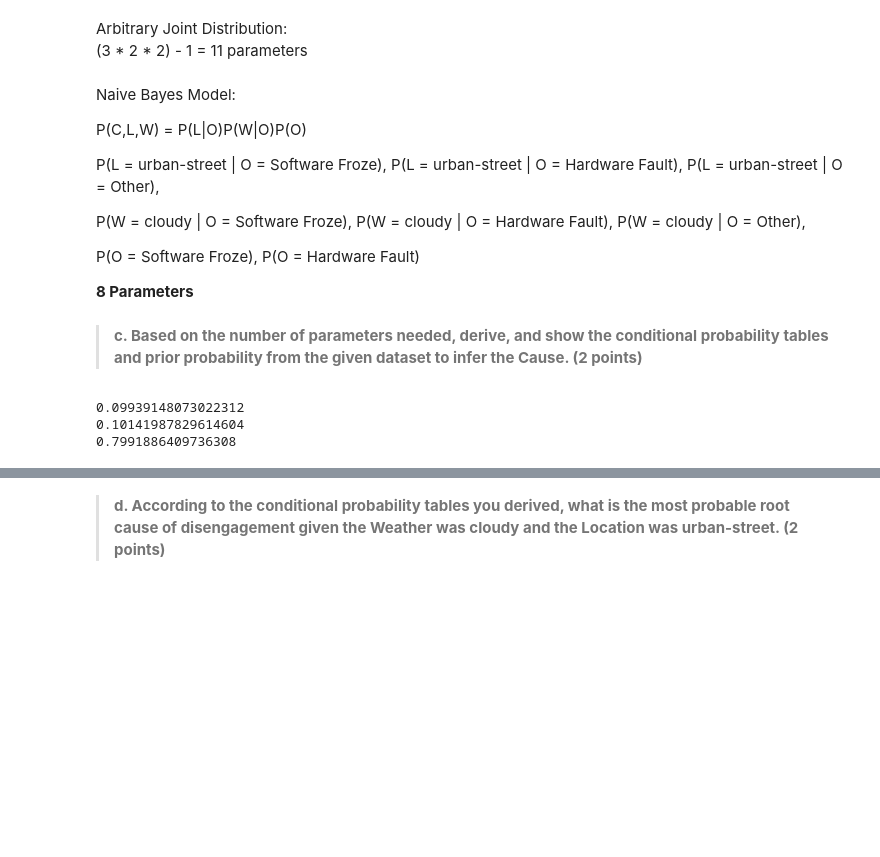
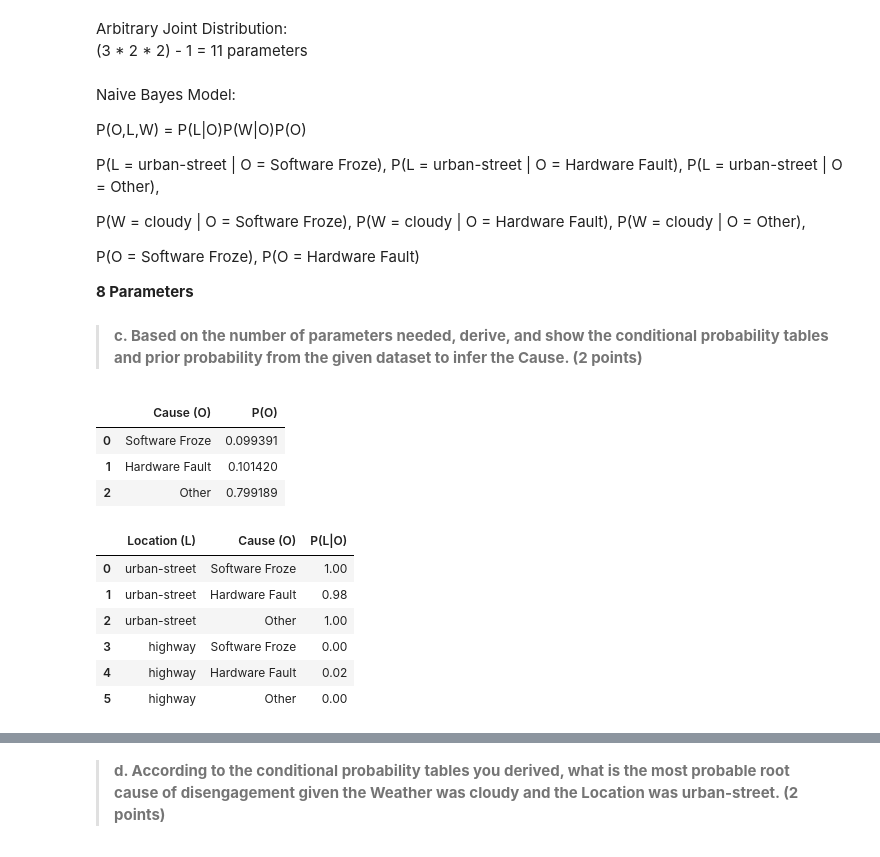
Before and after one commit to mrojaspell/MP1, a Jupyter notebook: MP1_part2.ipynb, the cells around one changed output, grey strips where cells are left out. Drawn from its saved outputs; the diff is of its cells as text; code cells hidden in the pictures; blank space fills up the shorter version.

```diff
--- a/MP1_part2.ipynb
+++ b/MP1_part2.ipynb
@@ -375,7 +374,7 @@ Arbitrary Joint Distribution:
 # %% [markdown]
 Naive Bayes Model:
 
-P(C,L,W) = P(L|O)P(W|O)P(O)
+P(O,L,W) = P(L|O)P(W|O)P(O)
 
 P(L = urban-street | O = Software Froze), P(L = urban-street | O = Hardware Fault), P(L = urban-street | O = Other),
 
@@ -394,12 +393,10 @@ the Cause. (2 points)**
 # P(O = Software Froze)
 sf_dataframe = automatic_disengagements[automatic_disengagements['Cause']=="Software Froze"]
 p_sf = sf_dataframe.shape[0] / automatic_disengagements.shape[0]
-print(p_sf)
 
 # P(O = Hardware Fault)
 hf_dataframe = automatic_disengagements[automatic_disengagements['Cause']=="Hardware Fault"]
 p_hf = hf_dataframe.shape[0] / automatic_disengagements.shape[0]
-print(p_hf)
 
 # --- infered from  required parameters --- #
 
@@ -407,11 +404,6 @@ print(p_hf)
 o_dataframe = automatic_disengagements[(automatic_disengagements['Cause']!="Software Froze") & (automatic_disengagements['Cause']!="Hardware Fault")]
 # p_o = o_dataframe.shape[0] / automatic_disengagements.shape[0]
 p_o = 1 - p_sf - p_hf
-print(p_o)
-# %% [output]
-0.09939148073022312
-0.10141987829614604
-0.7991886409736308
 # %%
 ## Conditional Probabilities ##
 
@@ -445,2 +449,36 @@ p_clear_given_hf = 1 - p_cloudy_given_hf
 # P(W = clear | O = Other)
 p_clear_given_o = 1 - p_cloudy_given_o
+# %%
+priors_df = pd.DataFrame({
+    'Cause (O)': ["Software Froze", "Hardware Fault", "Other"],
+    'P(O)': [p_sf, p_hf, p_o]
+})
+
+conditional_l_df = pd.DataFrame({
+    'Location (L)': ["urban-street", "urban-street", "urban-street","highway","highway","highway"],
+    'Cause (O)': ["Software Froze", "Hardware Fault", "Other","Software Froze", "Hardware Fault", "Other"],
+    'P(L|O)': [p_us_given_sf, p_us_given_hf, p_us_given_o,p_h_given_sf, p_h_given_hf, p_h_given_o]
+})
+
+conditional_w_df = pd.DataFrame({
+    'Weather (W)': ["cloudy", "cloudy", "cloudy","clear","clear","clear"],
+    'Cause (O)': ["Software Froze", "Hardware Fault", "Other","Software Froze", "Hardware Fault", "Other"],
+    'P(L|O)': [p_cloudy_given_sf, p_cloudy_given_hf, p_cloudy_given_o,p_clear_given_sf, p_clear_given_hf, p_clear_given_o]
+})
+# %%
+priors_df.head(10)
+# %% [output]
+|  | Cause (O) | P(O) |
+| 0 | Software Froze | 0.099391 |
+| 1 | Hardware Fault | 0.101420 |
+| 2 | Other | 0.799189 |
+# %%
+conditional_l_df.head(10)
+# %% [output]
+|  | Location (L) | Cause (O) | P(L|O) |
+| 0 | urban-street | Software Froze | 1.00 |
+| 1 | urban-street | Hardware Fault | 0.98 |
+| 2 | urban-street | Other | 1.00 |
+| 3 | highway | Software Froze | 0.00 |
+| 4 | highway | Hardware Fault | 0.02 |
+| 5 | highway | Other | 0.00 |
```
Also changed, not shown: parts of 6 cells of this notebook, 9 other files.
